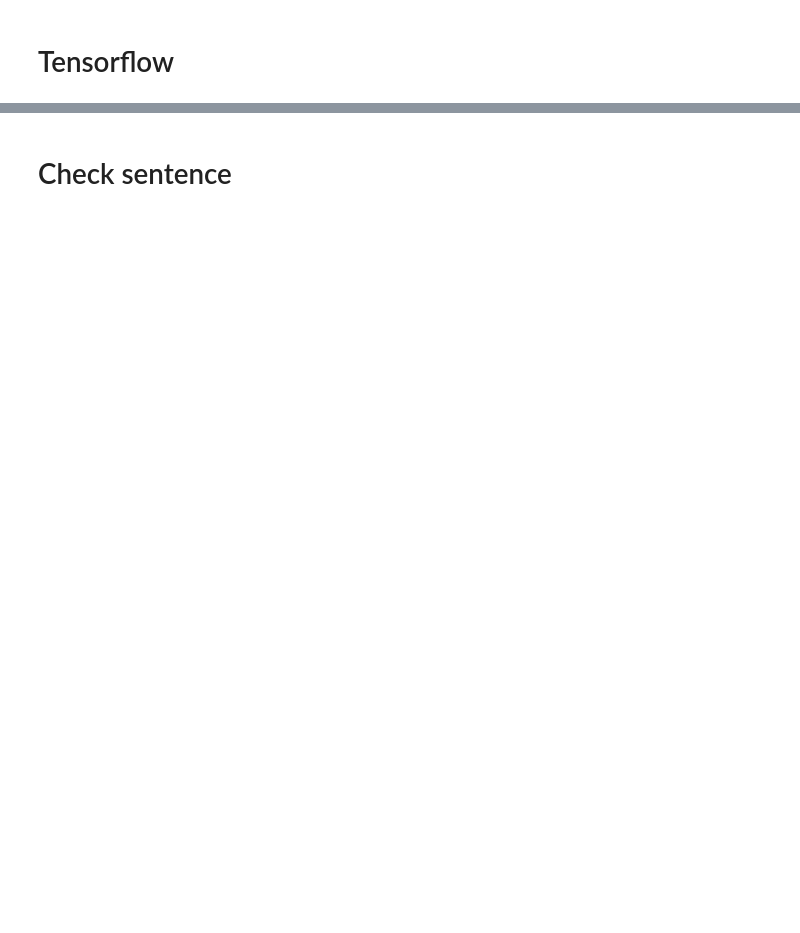
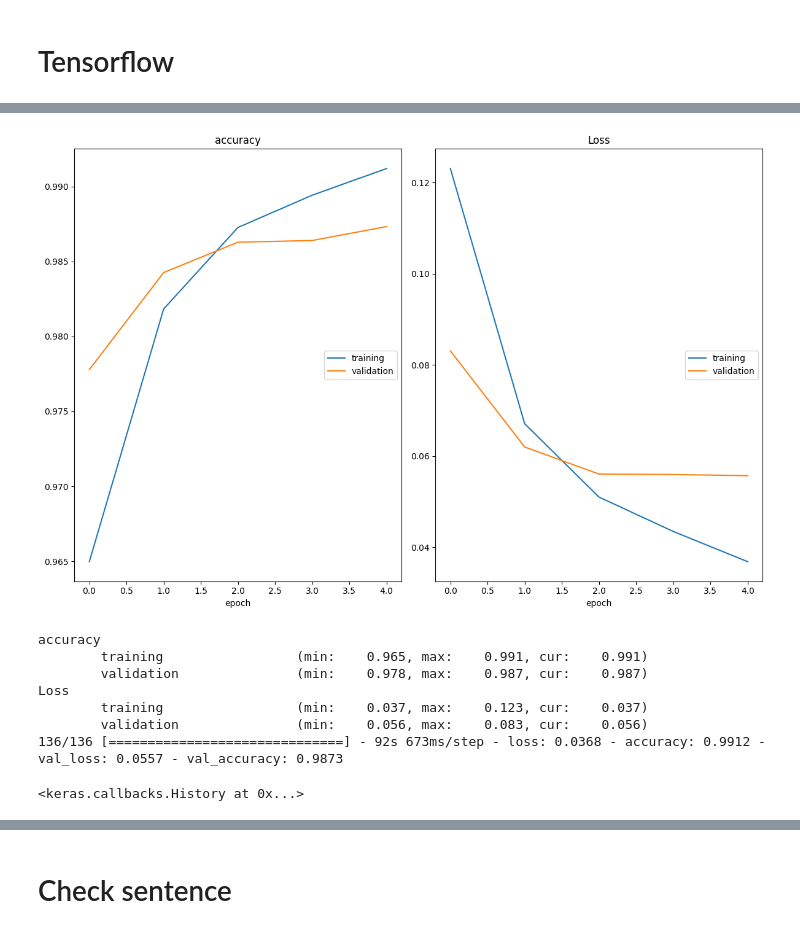
Before and after one commit to adwiza/datascience_skillbox, a Jupyter notebook: BW_project/BW_TEXT_PREP-W2V-TF-wo_HTML.ipynb, the cells around one changed output, grey strips where cells are left out. Saved outputs shown, nothing was run; the diff lists cells and outputs as text; code cells hidden in the pictures; blank space fills up the shorter version.

```diff
--- a/BW_project/BW_TEXT_PREP-W2V-TF-wo_HTML.ipynb
+++ b/BW_project/BW_TEXT_PREP-W2V-TF-wo_HTML.ipynb
@@ -162,12 +264,12 @@ tokenizer.fit_on_texts(data.text_preprocessed.to_numpy())
 import pickle
 
 # # saving
-with open('../models/tokenizer.pickle', 'wb') as handle:
-    pickle.dump(tokenizer, handle, protocol=pickle.HIGHEST_PROTOCOL)
+# with open('../models/tokenizer.pickle', 'wb') as handle:
+#     pickle.dump(tokenizer, handle, protocol=pickle.HIGHEST_PROTOCOL)
 
 # loading
-# with open('../models/tokenizer.pickle', 'rb') as handle:
-#     tokenizer = pickle.load(handle)
+with open('../models/tokenizer.pickle', 'rb') as handle:
+    tokenizer = pickle.load(handle)
 # %%
 word_index = dict()
 for word, number in tokenizer.word_index.items():
@@ -308,16 +395,35 @@ import numpy as np
 from keras.layers import LSTM, Embedding, Dense, Dropout
 
 model = keras.models.Sequential([
-    Embedding(num_unique_words, 32, input_length=max_length),
+    Embedding(num_unique_words, 16, input_length=max_length),
     tf.keras.layers.Bidirectional(
-        LSTM(64, return_sequences=True, dropout=0.5, recurrent_dropout=0.5)),
+        LSTM(64, return_sequences=True, dropout=0.5, recurrent_dropout=0)),
     tf.keras.layers.Bidirectional(
-        LSTM(64, return_sequences=False, dropout=0.5, recurrent_dropout=0.5)),
+        LSTM(64, return_sequences=False, dropout=0.5, recurrent_dropout=0)),
 #     Dropout(0.5),
 #     Dense(8),
 #     Dropout(0.5),
     Dense(1, activation='sigmoid'),
 ])
+
+# model = keras.models.Sequential([
+#     Embedding(num_unique_words, 16, input_length=max_length),
+# #     tf.keras.layers.Bidirectional(
+# #         LSTM(64, return_sequences=True, dropout=0.5, recurrent_dropout=0.5)),
+#     tf.keras.layers.Bidirectional(
+#         LSTM(64, return_sequences=False, dropout=0.5, recurrent_dropout=0.5)),
+# #     Dropout(0.5),
+# #     Dense(8),
+# #     Dropout(0.5),
+#     Dense(1, activation='sigmoid'),
+# ])
+
+# model = keras.models.Sequential([
+#     Embedding(num_unique_words, 16, input_length=max_length),
+#     LSTM(64, return_sequences=True, dropout=0.5, recurrent_dropout=0.5),
+#     LSTM(64, return_sequences=False, dropout=0.5, recurrent_dropout=0.5),
+#     Dense(1, activation='sigmoid'),
+# ])
 
 loss = keras.losses.BinaryCrossentropy(from_logits=False)
 optimizer = keras.optimizers.legacy.Adam(learning_rate=.01)
@@ -343,18 +469,19 @@ cpt_path = str(path / cpt_filename)
 
 checkpoint = tf.keras.callbacks.ModelCheckpoint(cpt_path, monitor='val_loss', verbose=1,
                                                 save_best_only=True, mode='min')
-# %%
-loss = keras.losses.BinaryCrossentropy(from_logits=False)
-optimizer = keras.optimizers.legacy.Adam(learning_rate=.01)
-metrics = ['accuracy']
-# metrics = [tf.keras.metrics.BinaryAccuracy(),
-#            tf.keras.metrics.FalseNegatives(),
-#            tf.keras.metrics.FalsePositives(),
-#           ]
-model.compile(loss=loss, optimizer=optimizer, metrics=metrics)
 # %%
-model.fit(X_train_padded, y_train, epochs=5, batch_size=64, validation_data=(X_val_padded, y_val), verbose=1,
+model.fit(X_train_padded, y_train, epochs=5, batch_size=512, validation_data=(X_val_padded, y_val), verbose=1,
           callbacks=[checkpoint, PlotLossesCallback()])
+# %% [output]
+[figure, added]
+accuracy
+        training                 (min:    0.965, max:    0.991, cur:    0.991)
+        validation               (min:    0.978, max:    0.987, cur:    0.987)
+Loss
+        training                 (min:    0.037, max:    0.123, cur:    0.037)
+        validation               (min:    0.056, max:    0.083, cur:    0.056)
+136/136 [==============================] - 92s 673ms/step - loss: 0.0368 - accuracy: 0.9912 - val_loss: 0.0557 - val_accuracy: 0.9873
+<keras.callbacks.History at 0x...>
 # %%
 history_df = pd.DataFrame(model.history.history)
 history_df.head(15)
```
Also changed, not shown: parts of 89 cells of this notebook, 4 other files.
